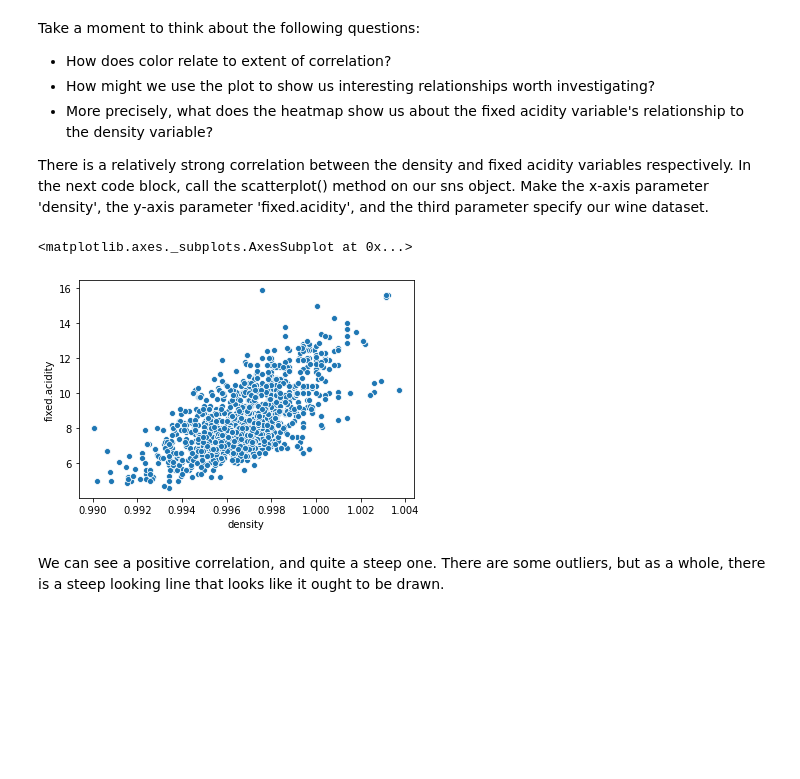
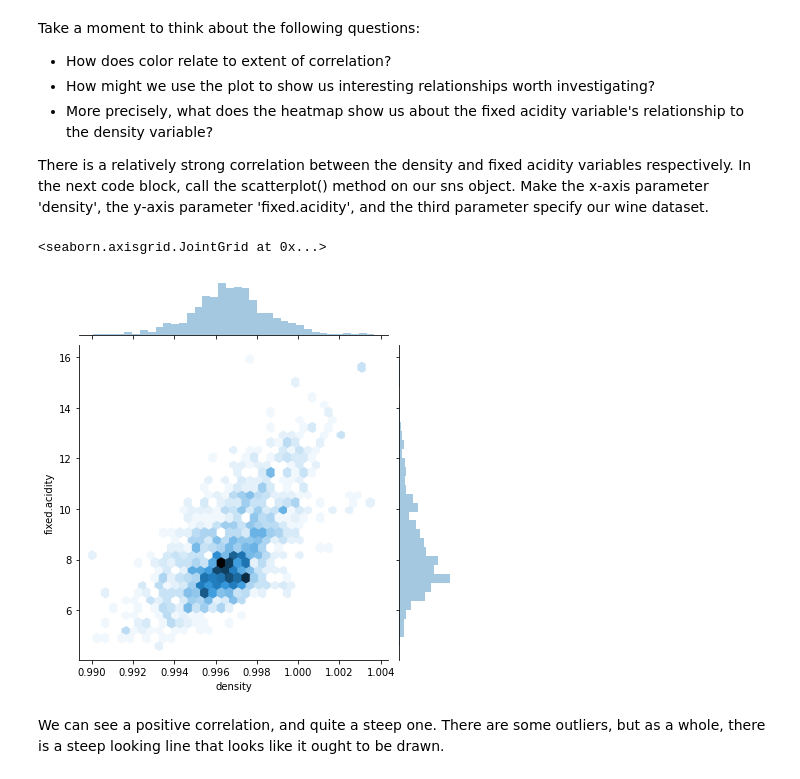
Before and after one commit to dinqui/Case-Study-Linear-Regression, a Jupyter notebook: Springboard Regression Case Study, Unit 8 - the Red Wine Dataset - Tier 3.ipynb, the cells around one changed output. Drawn from its saved outputs; the diff is of its cells as text; code cells hidden in the pictures; blank space fills up the shorter version.

```diff
--- a/Springboard Regression Case Study, Unit 8 - the Red Wine Dataset - Tier 3.ipynb
+++ b/Springboard Regression Case Study, Unit 8 - the Red Wine Dataset - Tier 3.ipynb
@@ -227,10 +227,10 @@ Take a moment to think about the following questions:
 There is a relatively strong correlation between the density and fixed acidity variables respectively. In the next code block, call the scatterplot() method on our sns object. Make the x-axis parameter 'density', the y-axis parameter 'fixed.acidity', and the third parameter specify our wine dataset.
 # %%
 # Plot density against alcohol
-sns.scatterplot(x='density', y='fixed.acidity', data=Redwine)
+sns.jointplot(x='density', y='fixed.acidity', kind='hex', data=Redwine)
 # %% [output]
-<matplotlib.axes._subplots.AxesSubplot at 0x...>
+<seaborn.axisgrid.JointGrid at 0x...>
-[figure, old version]
+[figure, new version]
 # %% [markdown]
 We can see a positive correlation, and quite a steep one. There are some outliers, but as a whole, there is a steep looking line that looks like it ought to be drawn.
 # %%
```
Also changed, not shown: parts of 1 cell of this notebook.
